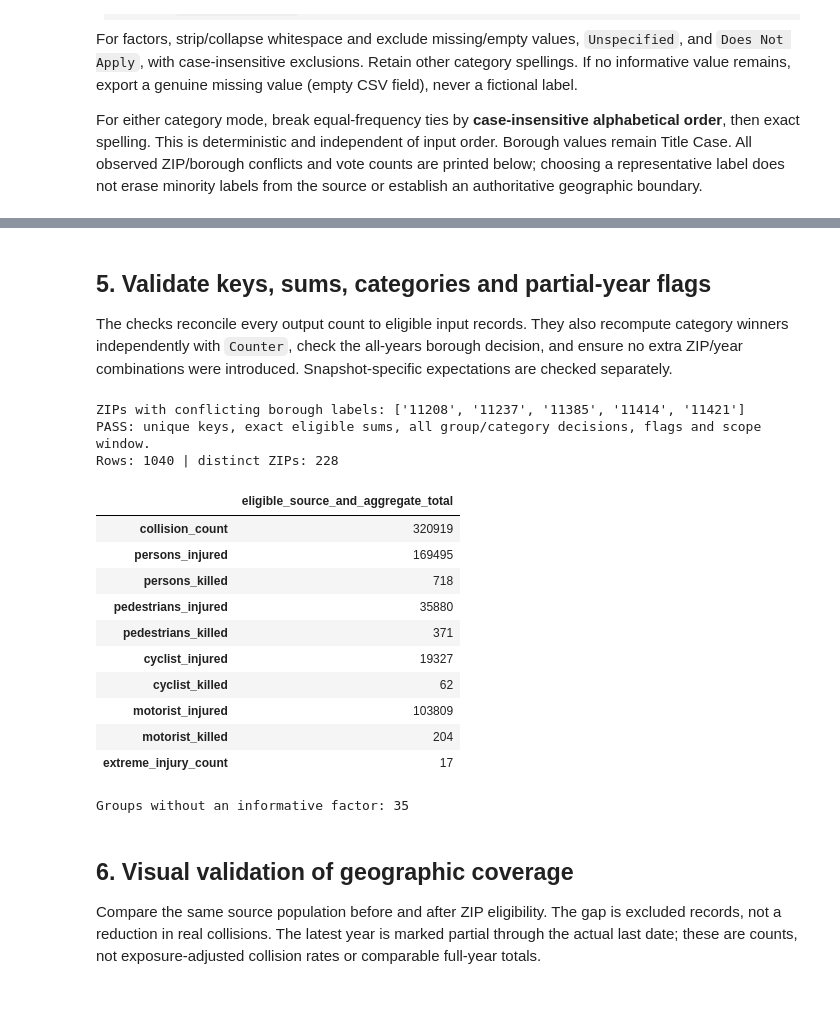
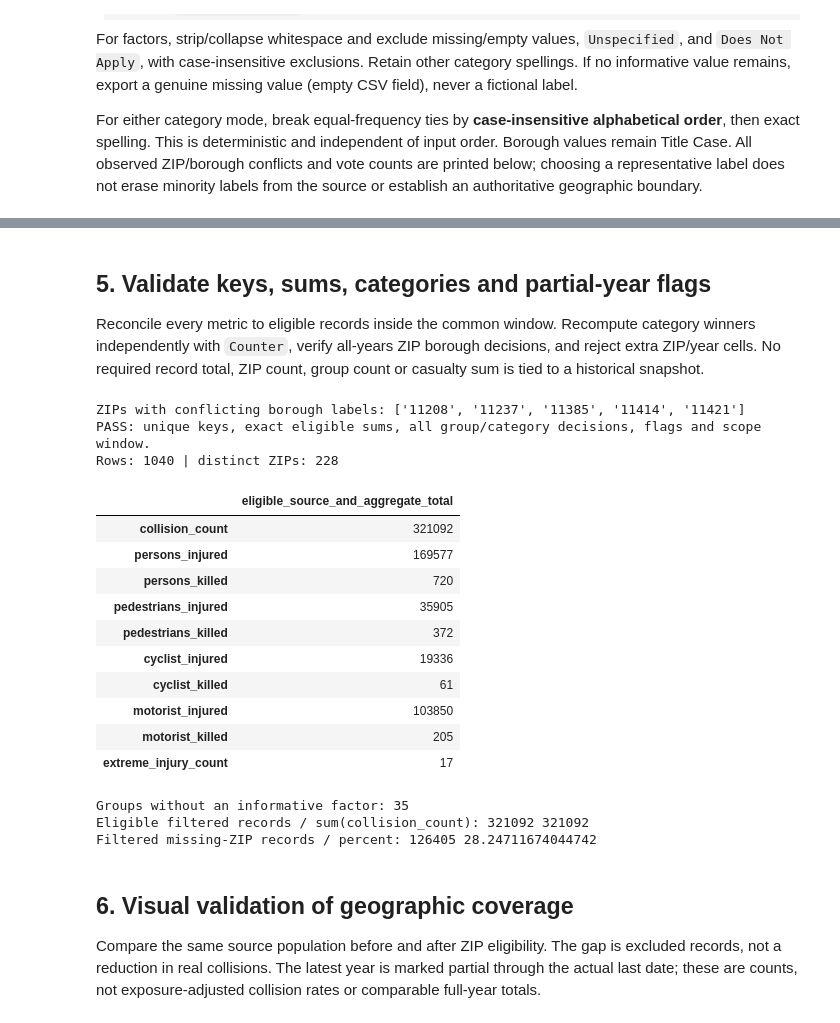
Before and after one commit to Sanad-Manga/NYC-Build-And-Crash, a Jupyter notebook: phase2_collisions_aggregation_yassin.ipynb, the cells around one changed output, grey strips where cells are left out. Saved outputs shown, nothing was run; the diff lists cells and outputs as text; code cells hidden in the pictures.

```diff
--- a/phase2_collisions_aggregation_yassin.ipynb
+++ b/phase2_collisions_aggregation_yassin.ipynb
@@ -159,25 +194,23 @@ so every later number is inside the window. Rows dropped are printed below.
 # %%
 input_hash_before = file_sha256(INPUT_PATH)
 source_all = read_stage2(INPUT_PATH)
-SCOPE_START = pd.Timestamp('2022-01-01')
-SCOPE_END = pd.Timestamp('2026-11-01')   # exclusive: the last day in scope is 2026-10-31
-in_scope = source_all['crash_date'].ge(SCOPE_START) & source_all['crash_date'].lt(SCOPE_END)
-print('Rows in the export before the scope filter:', f'{len(source_all):,}', '| latest crash_date:', source_all['crash_date'].max().date())
-print('Dropped before 2022-01-01:', f"{int(source_all['crash_date'].lt(SCOPE_START).sum()):,}")
-print('Dropped on or after 2026-11-01:', f"{int(source_all['crash_date'].ge(SCOPE_END).sum()):,}")
-source = source_all.loc[in_scope].copy()
-print('Rows kept (2022-01-01 to 2026-10-31):', f'{len(source):,}')
-assert source['crash_date'].min() >= SCOPE_START and source['crash_date'].max() < SCOPE_END
-assert source['year'].min() >= 2022
-validate_source_frame(source)
-display(source.groupby('year').size().rename('crashes_in_scope').to_frame())
+validate_source_frame(source_all)
+source, scope_summary, partial_year = apply_common_scope(source_all)
 source_dates = source['crash_date']
 latest_date = source_dates.max()
 latest_year = int(latest_date.year)
+print('Run UTC:', datetime.now(timezone.utc).isoformat())
+print('Input provenance: supplied local Stage 2 handoff; no API retrieval by this notebook.')
 print('Input:', INPUT_PATH)
-print('Rows / columns:', source.shape)
-print('Crash dates:', source_dates.min().date(), 'through', latest_date.date())
-print('Unique collision IDs:', source['collision_id'].nunique())
-print('Input SHA-256:', input_hash_before)
+print('Unfiltered rows / columns:', source_all.shape)
+print('Unfiltered dates:', source_all['crash_date'].min().date(), 'through', source_all['crash_date'].max().date())
+display(pd.DataFrame([scope_summary]))
+print('Scope rows before / after / excluded:', scope_summary['rows_before'], scope_summary['rows_after'], scope_summary['excluded_total'])
+print('Filtered rows / columns:', source.shape)
+print('Filtered crash dates:', source_dates.min().date(), 'through', latest_date.date())
+print('Unique filtered collision IDs:', source['collision_id'].nunique())
+print('Input SHA-256 (provenance only):', input_hash_before)
+print('Filtered records by year:')
+display(source.groupby('year').size().rename('crashes_in_scope').to_frame())
 display(source.dtypes.rename('loaded_dtype').to_frame())
 # %% [output]
@@ -392,8 +429,8 @@ Aggregated rows / columns: (1040, 15)
 # %% [markdown]
 ## 5. Validate keys, sums, categories and partial-year flags
-The checks reconcile every output count to eligible input records. They also recompute category
-winners independently with `Counter`, check the all-years borough decision, and ensure no extra
-ZIP/year combinations were introduced. Snapshot-specific expectations are checked separately.
+Reconcile every metric to eligible records inside the common window. Recompute category winners
+independently with `Counter`, verify all-years ZIP borough decisions, and reject extra ZIP/year cells.
+No required record total, ZIP count, group count or casualty sum is tied to a historical snapshot.
 # %%
 def same_label(left, right):
     """Missing is equal only to missing for category verification."""
@@ -438,45 +475,49 @@ def validate_aggregate(result, frame):
         require(group['is_partial_year'].nunique() == 1 and bool(row['is_partial_year']) == bool(group['is_partial_year'].iloc[0]), f'{key}: partial flag differs')
         require(same_label(row['borough'], reference_borough[key[0]]), f'{key}: borough differs from all-years ZIP mode')
         # Scalar normalization is independent of the vectorized production factor normalizer.
         normalized = []
         for value in group['contributing_factor_vehicle_1']:
             if pd.isna(value):
                 continue
             label = ' '.join(str(value).split())
             if label and label.casefold() not in {'unspecified', 'does not apply'}:
                 normalized.append(label)
         require(same_label(row['top_contributing_factor'], counter_winner(normalized)), f'{key}: factor winner/tie rule differs')
     return True
 
 validate_aggregate(aggregate, source)
 assert source_dates.min() >= SCOPE_START and latest_date < SCOPE_END, 'Source is outside the team scope window'
 assert len(eligible) + len(excluded) == len(source)
 assert int(aggregate['collision_count'].sum()) == len(eligible)
 assert int(aggregate['persons_injured'].sum()) == int(eligible['number_of_persons_injured'].sum())
 assert int(aggregate['persons_killed'].sum()) == int(eligible['number_of_persons_killed'].sum())
 assert int(aggregate['extreme_injury_count'].sum()) == int(eligible['extreme_injury'].sum())
-assert aggregate['is_partial_year'].eq(aggregate['year'].eq(latest_year)).all()
+assert aggregate['is_partial_year'].eq(aggregate['year'].eq(partial_year)).all()
 print('ZIPs with conflicting borough labels:', sorted(borough_conflicts['zip_code'].unique()))
 print('PASS: unique keys, exact eligible sums, all group/category decisions, flags and scope window.')
 print('Rows:', len(aggregate), '| distinct ZIPs:', aggregate['zip_code'].nunique())
 display(aggregate[COUNT_COLUMNS].sum().rename('eligible_source_and_aggregate_total').to_frame())
 print('Groups without an informative factor:', int(aggregate['top_contributing_factor'].isna().sum()))
+print('Eligible filtered records / sum(collision_count):', len(eligible), int(aggregate['collision_count'].sum()))
+print('Filtered missing-ZIP records / percent:', len(excluded), 100 * len(excluded) / len(source))
 # %% [output]
 ZIPs with conflicting borough labels: ['11208', '11237', '11385', '11414', '11421']
 PASS: unique keys, exact eligible sums, all group/category decisions, flags and scope window.
 Rows: 1040 | distinct ZIPs: 228
 |  | eligible_source_and_aggregate_total |
-| collision_count | 320919 |
-| persons_injured | 169495 |
-| persons_killed | 718 |
-| pedestrians_injured | 35880 |
-| pedestrians_killed | 371 |
-| cyclist_injured | 19327 |
-| cyclist_killed | 62 |
-| motorist_injured | 103809 |
-| motorist_killed | 204 |
+| collision_count | 321092 |
+| persons_injured | 169577 |
+| persons_killed | 720 |
+| pedestrians_injured | 35905 |
+| pedestrians_killed | 372 |
+| cyclist_injured | 19336 |
+| cyclist_killed | 61 |
+| motorist_injured | 103850 |
+| motorist_killed | 205 |
 | extreme_injury_count | 17 |
 Groups without an informative factor: 35
+Eligible filtered records / sum(collision_count): 321092 321092
+Filtered missing-ZIP records / percent: 126405 28.24711674044742
 # %% [markdown]
 ## 6. Visual validation of geographic coverage
 Compare the same source population before and after ZIP eligibility. The gap is excluded records,
```
Also changed, not shown: parts of 13 cells of this notebook, 1 other file.
